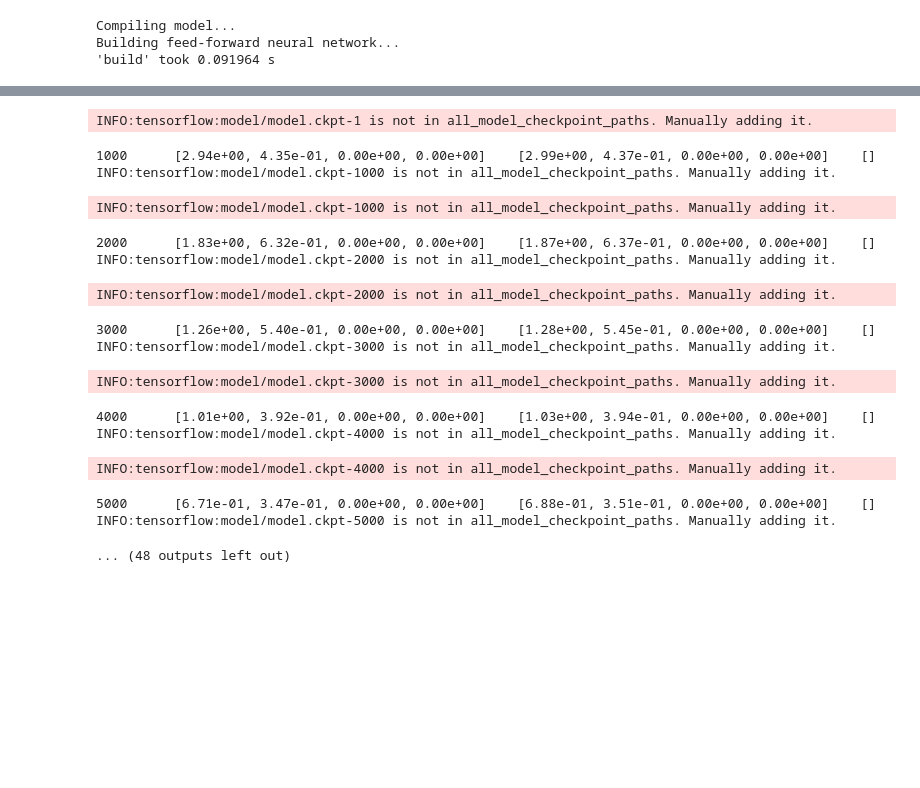
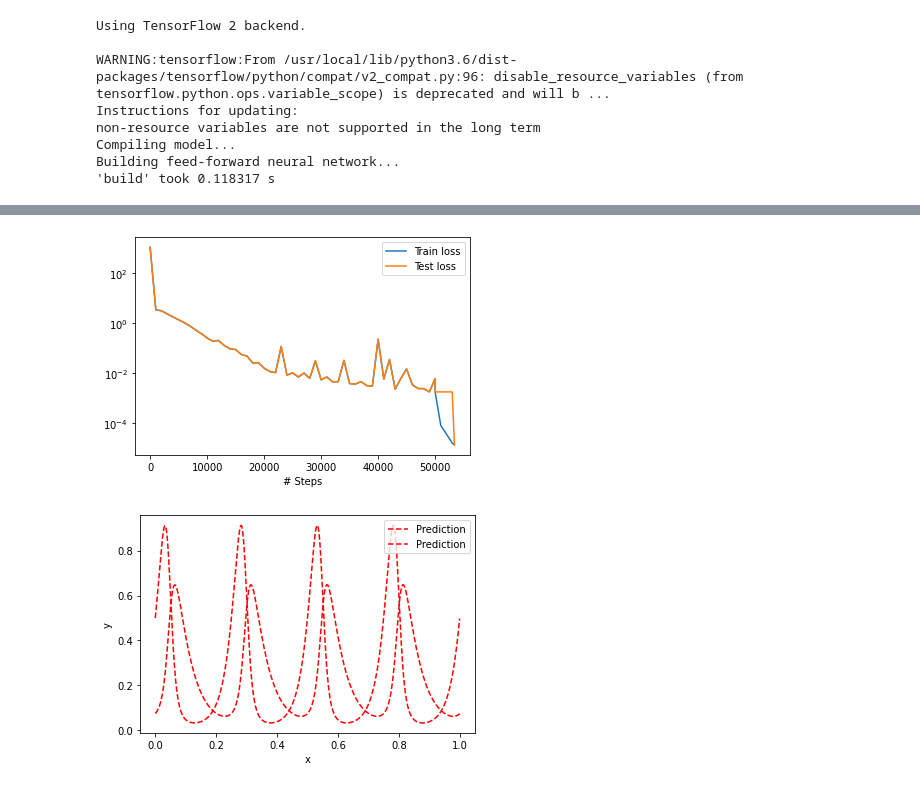
Before and after one commit to lululxvi/deepxde, a Jupyter notebook: examples/Lotka_Volterra_Colab.ipynb, the cells around one changed output, grey strips where cells are left out. Saved outputs shown, nothing was run; the diff lists cells and outputs as text; code cells hidden in the pictures; blank space fills up the shorter version.

```diff
--- a/examples/Lotka_Volterra_Colab.ipynb
+++ b/examples/Lotka_Volterra_Colab.ipynb
@@ -17,59 +17,80 @@ import matplotlib.pyplot as plt
 
 import deepxde as dde
 
+
 def ode_system(x, y):
     r = y[:, 0:1]
     p = y[:, 1:2]
-    dr_t = dde.grad.jacobian(y,x, i=0)
-    dp_t = dde.grad.jacobian(y,x, i=1)
+    dr_t = dde.grad.jacobian(y, x, i=0)
+    dp_t = dde.grad.jacobian(y, x, i=1)
     return [
-        dr_t - 1/ub * rb* (2.* ub * r - .04 * ub * r * ub *p),
-        dp_t - 1/ub * rb * (.02 * r * ub * p * ub - 1.06 * p* ub)
+        dr_t - 1 / ub * rb * (2.0 * ub * r - 0.04 * ub * r * ub * p),
+        dp_t - 1 / ub * rb * (0.02 * r * ub * p * ub - 1.06 * p * ub),
     ]
+
 
 def boundary(_, on_initial):
     return on_initial
 
-geom = dde.geometry.TimeDomain(0., 1.)
-ic1 = dde.IC(geom, lambda _: np.full(1, 100/ub), boundary, component=0)
-ic2 = dde.IC(geom, lambda _: np.full(1, 15/ub), boundary, component=1)
-data = dde.data.PDE(
-    geom, ode_system, [ic1, ic2], 3000, 2, "sobol", num_test= 3000
-)
 
-layer_size = [1] + [64] * 6  + [2]
+geom = dde.geometry.TimeDomain(0.0, 1.0)
+data = dde.data.PDE(geom, ode_system, [], 3000, 2, "sobol", num_test=3000)
+
+layer_size = [1] + [64] * 6 + [2]
 activation = "tanh"
 initializer = "Glorot normal"
 net = dde.maps.FNN(layer_size, activation, initializer)
 
+
 def input_transform(t):
-  return tf.concat((t, tf.sin(t), tf.sin(2*t), tf.sin(3*t), tf.sin(4*t), tf.sin(5*t), tf.sin(6*t)), axis = 1)
+    return tf.concat(
+        (
+            t,
+            tf.sin(t),
+            tf.sin(2 * t),
+            tf.sin(3 * t),
+            tf.sin(4 * t),
+            tf.sin(5 * t),
+            tf.sin(6 * t),
+        ),
+        axis=1,
+    )
 
+
+# hard constraints: x(0) = 100, y(0) = 15
 def output_transform(t, y):
     y1 = y[:, 0:1]
     y2 = y[:, 1:2]
 
-    return tf.concat((y1*tf.math.tanh(t)+100/ub, y2*tf.math.tanh(t)+15/ub), axis=1)
+    return tf.concat(
+        (y1 * tf.math.tanh(t) + 100 / ub, y2 * tf.math.tanh(t) + 15 / ub), axis=1
+    )
+
 
 net.apply_feature_transform(input_transform)
 net.apply_output_transform(output_transform)
 
-es = dde.callbacks.EarlyStopping(patience = 5000)
+es = dde.callbacks.EarlyStopping(patience=5000)
 
 checkpointer = dde.callbacks.ModelCheckpoint(
-        "model/model.ckpt", verbose=0, save_better_only=True
-    )
+    "model/model.ckpt", verbose=0, save_better_only=True
+)
 
 model = dde.Model(data, net)
 model.compile("adam", lr=0.001)
-losshistory, train_state = model.train(epochs=50000, callbacks = [checkpointer])
+losshistory, train_state = model.train(epochs=50000, callbacks=[checkpointer])
 
 model.restore("model/model.ckpt-" + str(train_state.best_step))
-model.compile('L-BFGS-B')
+model.compile("L-BFGS-B")
 model.train()
 
 dde.saveplot(losshistory, train_state, issave=True, isplot=True)
 # %% [output]
+Using TensorFlow 2 backend.
+
+WARNING:tensorflow:From /usr/local/lib/python3.6/dist-packages/tensorflow/python/compat/v2_compat.py:96: disable_resource_variables (from tensorflow.python.ops.variable_scope) is deprecated and will b ...
+Instructions for updating:
+non-resource variables are not supported in the long term
 Compiling model...
 Building feed-forward neural network...
-'build' took 0.091964 s
+'build' took 0.118317 s
@@ -83,19 +114,5 @@ INFO:tensorflow:model/model.ckpt-1 is not in all_model_checkpoint_paths. Manuall
-INFO:tensorflow:model/model.ckpt-1 is not in all_model_checkpoint_paths. Manually adding it.
-1000      [2.94e+00, 4.35e-01, 0.00e+00, 0.00e+00]    [2.99e+00, 4.37e-01, 0.00e+00, 0.00e+00]    []
-INFO:tensorflow:model/model.ckpt-1000 is not in all_model_checkpoint_paths. Manually adding it.
-INFO:tensorflow:model/model.ckpt-1000 is not in all_model_checkpoint_paths. Manually adding it.
-2000      [1.83e+00, 6.32e-01, 0.00e+00, 0.00e+00]    [1.87e+00, 6.37e-01, 0.00e+00, 0.00e+00]    []
-INFO:tensorflow:model/model.ckpt-2000 is not in all_model_checkpoint_paths. Manually adding it.
-INFO:tensorflow:model/model.ckpt-2000 is not in all_model_checkpoint_paths. Manually adding it.
-3000      [1.26e+00, 5.40e-01, 0.00e+00, 0.00e+00]    [1.28e+00, 5.45e-01, 0.00e+00, 0.00e+00]    []
-INFO:tensorflow:model/model.ckpt-3000 is not in all_model_checkpoint_paths. Manually adding it.
-INFO:tensorflow:model/model.ckpt-3000 is not in all_model_checkpoint_paths. Manually adding it.
-4000      [1.01e+00, 3.92e-01, 0.00e+00, 0.00e+00]    [1.03e+00, 3.94e-01, 0.00e+00, 0.00e+00]    []
-INFO:tensorflow:model/model.ckpt-4000 is not in all_model_checkpoint_paths. Manually adding it.
-INFO:tensorflow:model/model.ckpt-4000 is not in all_model_checkpoint_paths. Manually adding it.
-5000      [6.71e-01, 3.47e-01, 0.00e+00, 0.00e+00]    [6.88e-01, 3.51e-01, 0.00e+00, 0.00e+00]    []
-INFO:tensorflow:model/model.ckpt-5000 is not in all_model_checkpoint_paths. Manually adding it.
-... (48 outputs left out)
+[figure, added]
+[figure, added]
 # %%
 from scipy import integrate
 import numpy as np
```
Also changed, not shown: parts of 2 cells of this notebook.
